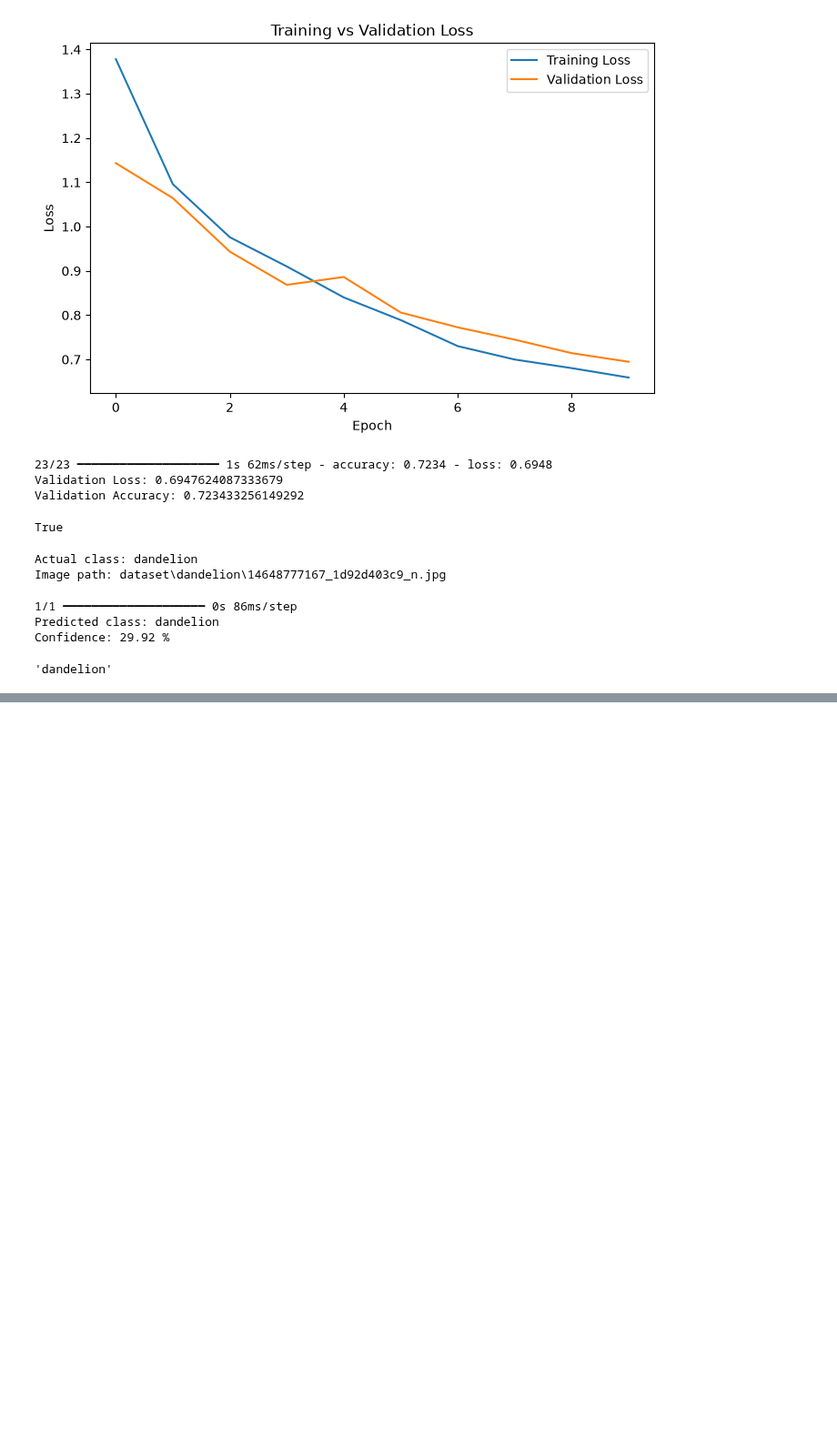
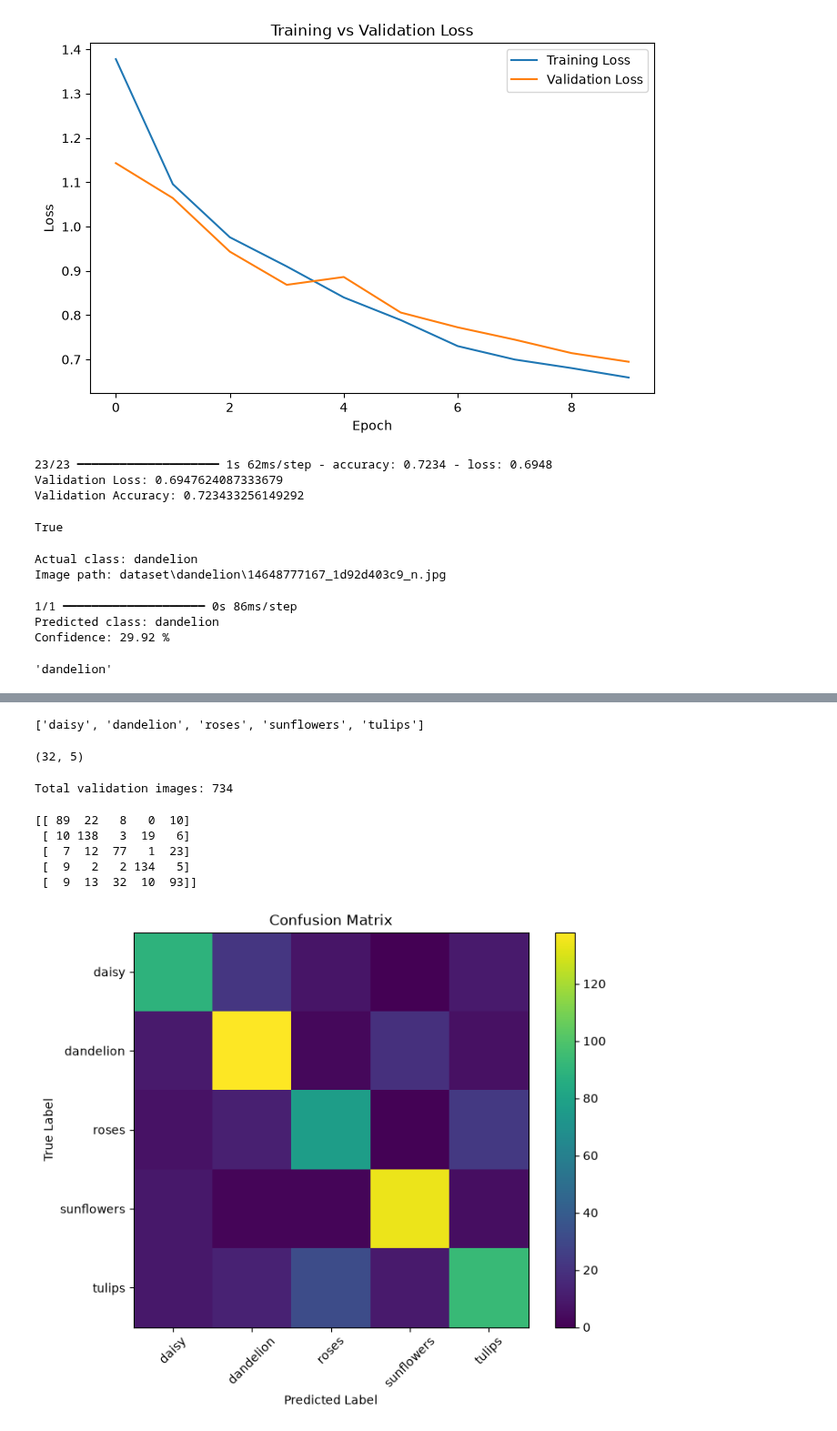
Before and after one commit to pranjal7-81/flower-classification, a Jupyter notebook: flower_classification.ipynb, the cells around one changed output, grey strips where cells are left out. Shown at 91% size. Saved outputs shown, nothing was run; the diff lists cells and outputs as text; code cells hidden in the pictures; blank space fills up the shorter version.

Commit message:
Add model evaluation and error analysis

```diff
--- a/flower_classification.ipynb
+++ b/flower_classification.ipynb
@@ -267,0 +325,69 @@ class_names[np.argmax(score)]
+# %%
+class_names = val_ds.class_names
+
+print(class_names)
+# %% [output]
+['daisy', 'dandelion', 'roses', 'sunflowers', 'tulips']
+# %%
+images, labels = next(iter(val_ds))
+
+predictions = model.predict(images, verbose=0)
+
+print(predictions.shape)
+# %% [output]
+(32, 5)
+# %%
+y_true = []
+y_pred = []
+
+for images, labels in val_ds:
+    predictions = model.predict(images, verbose=0)
+
+    predicted_labels = np.argmax(predictions, axis=1)
+
+    y_true.extend(labels.numpy())
+    y_pred.extend(predicted_labels)
+
+y_true = np.array(y_true)
+y_pred = np.array(y_pred)
+
+print("Total validation images:", len(y_true))
+# %% [output]
+Total validation images: 734
+# %%
+from sklearn.metrics import confusion_matrix
+
+cm = confusion_matrix(y_true, y_pred)
+
+print(cm)
+# %% [output]
+[[ 89  22   8   0  10]
+ [ 10 138   3  19   6]
+ [  7  12  77   1  23]
+ [  9   2   2 134   5]
+ [  9  13  32  10  93]]
+# %%
+plt.figure(figsize=(8, 6))
+
+plt.imshow(cm)
+
+plt.xticks(
+    range(len(class_names)),
+    class_names,
+    rotation=45
+)
+
+plt.yticks(
+    range(len(class_names)),
+    class_names
+)
+
+plt.xlabel("Predicted Label")
+plt.ylabel("True Label")
+plt.title("Confusion Matrix")
+
+plt.colorbar()
+
+plt.show()
+# %% [output]
+[figure, added]
```
Also changed, not shown: parts of 11 cells of this notebook.
